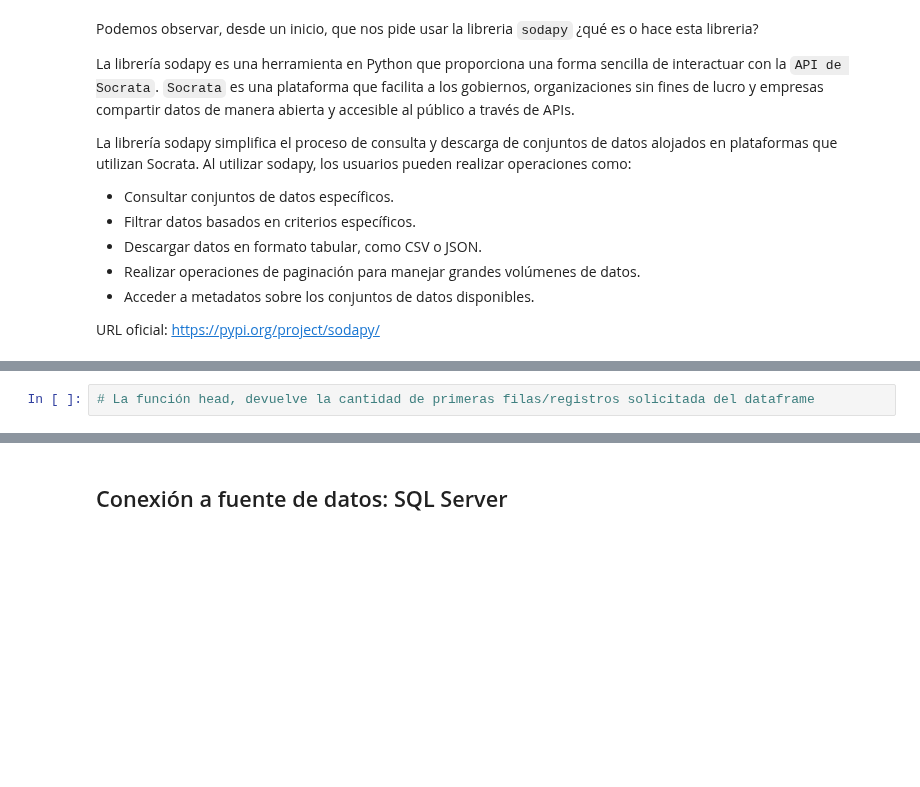
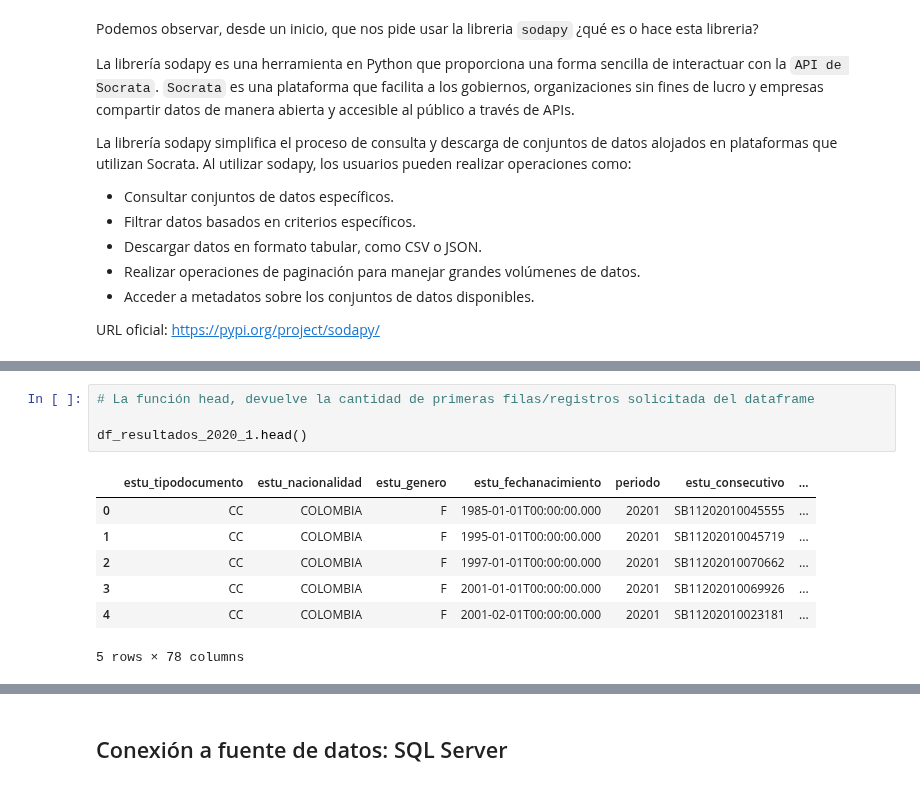
Before and after one commit to lgprietor/M-dulo-1---Talento-Tech, a Jupyter notebook: Copia_de_modulo_1_copia.ipynb, the cells around one changed output, grey strips where cells are left out. Drawn from its saved outputs; the diff is of its cells as text; blank space fills up the shorter version.

```diff
--- a/Copia_de_modulo_1_copia.ipynb
+++ b/Copia_de_modulo_1_copia.ipynb
@@ -505,4 +593,14 @@ URL oficial: https://pypi.org/project/sodapy/
 # %%
 # La función head, devuelve la cantidad de primeras filas/registros solicitada del dataframe
+
+df_resultados_2020_1.head()
+# %% [output]
+|  | estu_tipodocumento | estu_nacionalidad | estu_genero | estu_fechanacimiento | periodo | estu_consecutivo | ... |
+| 0 | CC | COLOMBIA | F | 1985-01-01T00:00:00.000 | 20201 | SB11202010045555 | ... |
+| 1 | CC | COLOMBIA | F | 1995-01-01T00:00:00.000 | 20201 | SB11202010045719 | ... |
+| 2 | CC | COLOMBIA | F | 1997-01-01T00:00:00.000 | 20201 | SB11202010070662 | ... |
+| 3 | CC | COLOMBIA | F | 2001-01-01T00:00:00.000 | 20201 | SB11202010069926 | ... |
+| 4 | CC | COLOMBIA | F | 2001-02-01T00:00:00.000 | 20201 | SB11202010023181 | ... |
+5 rows × 78 columns
 # %%
 # La función tail, devuelve la cantidad de últimas filas/registros solicitada del dataframe
```
Also changed, not shown: parts of 17 cells of this notebook.
